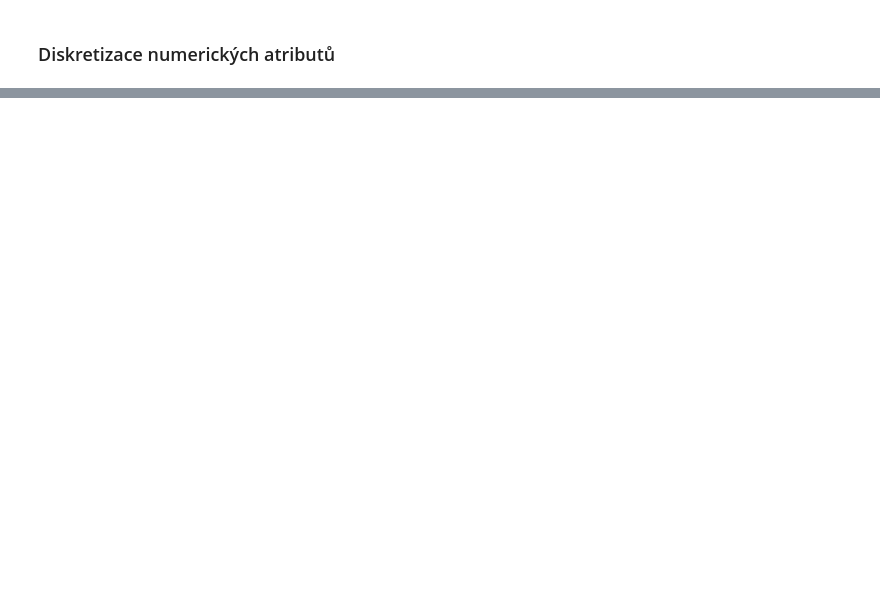
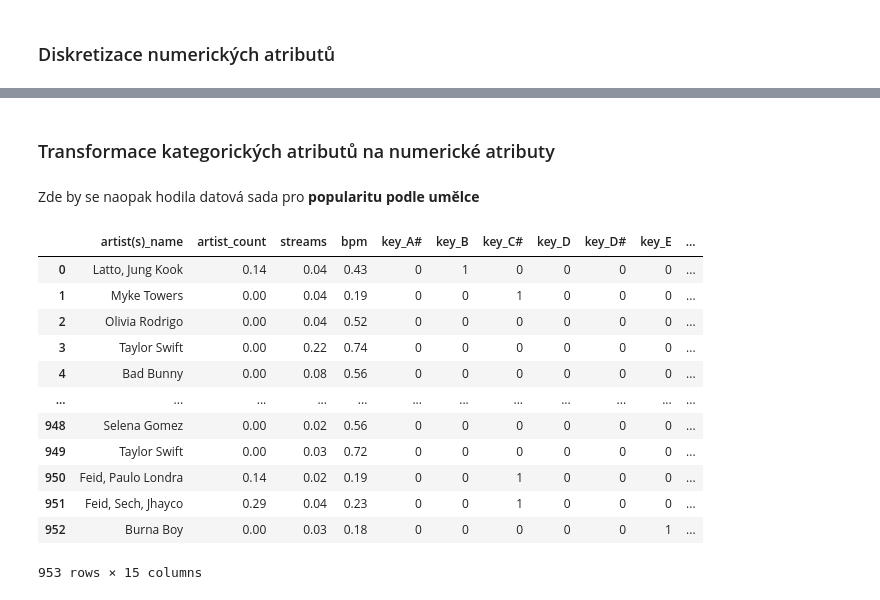
Before and after one commit to FITlifeSADGE/UPA, a Jupyter notebook: UPA.ipynb, the cells around one changed output, grey strips where cells are left out. Cells and saved outputs as stored; diff of their text form; code cells hidden in the pictures; blank space fills up the shorter version.

```diff
--- a/UPA.ipynb
+++ b/UPA.ipynb
@@ -617 +728,40 @@ df
+# %% [markdown]
+### Transformace kategorických atributů na numerické atributy
+# %% [markdown]
+Zde by se naopak hodila datová sada pro **popularitu podle umělce**
+# %%
+pd.set_option('display.float_format', '{:.2f}'.format)
+key_encoded = pd.get_dummies(artist_df['key'], prefix='key', drop_first=True).astype(int)
+
+# One-hot encoding for 'mode'
+mode_encoded = pd.get_dummies(artist_df['mode'], prefix='mode', drop_first=True).astype(int)
+
+# Concatenating one-hot encoded columns back to the original DataFrame
+artist_df = pd.concat([artist_df, key_encoded, mode_encoded], axis=1)
+
+# Selecting numerical attributes for normalization
+numerical_columns = ['bpm', 'streams', 'artist_count']
+
+# Normalization using Min-Max scaling
+scaler = MinMaxScaler()
+artist_df[numerical_columns] = scaler.fit_transform(artist_df[numerical_columns])
+
+# Dropping the original categorical columns 'key' and 'mode'
+artist_df = artist_df.drop(['key', 'mode'], axis=1)
+
+artist_df
+# %% [output]
+|  | artist(s)_name | artist_count | streams | bpm | key_A# | key_B | key_C# | key_D | key_D# | key_E | ... |
+| 0 | Latto, Jung Kook | 0.14 | 0.04 | 0.43 | 0 | 1 | 0 | 0 | 0 | 0 | ... |
+| 1 | Myke Towers | 0.00 | 0.04 | 0.19 | 0 | 0 | 1 | 0 | 0 | 0 | ... |
+| 2 | Olivia Rodrigo | 0.00 | 0.04 | 0.52 | 0 | 0 | 0 | 0 | 0 | 0 | ... |
+| 3 | Taylor Swift | 0.00 | 0.22 | 0.74 | 0 | 0 | 0 | 0 | 0 | 0 | ... |
+| 4 | Bad Bunny | 0.00 | 0.08 | 0.56 | 0 | 0 | 0 | 0 | 0 | 0 | ... |
+| ... | ... | ... | ... | ... | ... | ... | ... | ... | ... | ... | ... |
+| 948 | Selena Gomez | 0.00 | 0.02 | 0.56 | 0 | 0 | 0 | 0 | 0 | 0 | ... |
+| 949 | Taylor Swift | 0.00 | 0.03 | 0.72 | 0 | 0 | 0 | 0 | 0 | 0 | ... |
+| 950 | Feid, Paulo Londra | 0.14 | 0.02 | 0.19 | 0 | 0 | 1 | 0 | 0 | 0 | ... |
+| 951 | Feid, Sech, Jhayco | 0.29 | 0.04 | 0.23 | 0 | 0 | 1 | 0 | 0 | 0 | ... |
+| 952 | Burna Boy | 0.00 | 0.03 | 0.18 | 0 | 0 | 0 | 0 | 0 | 1 | ... |
+953 rows × 15 columns
 # %%
```
Also changed, not shown: parts of 29 cells of this notebook.
